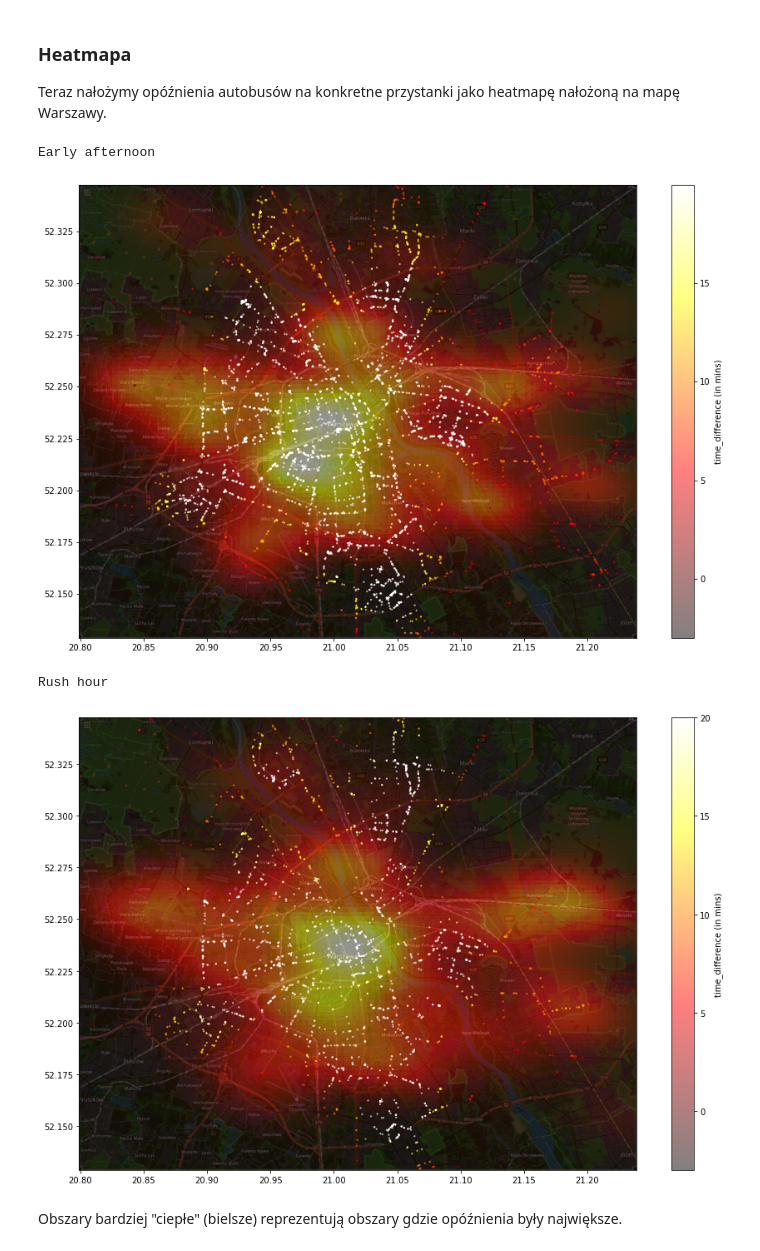
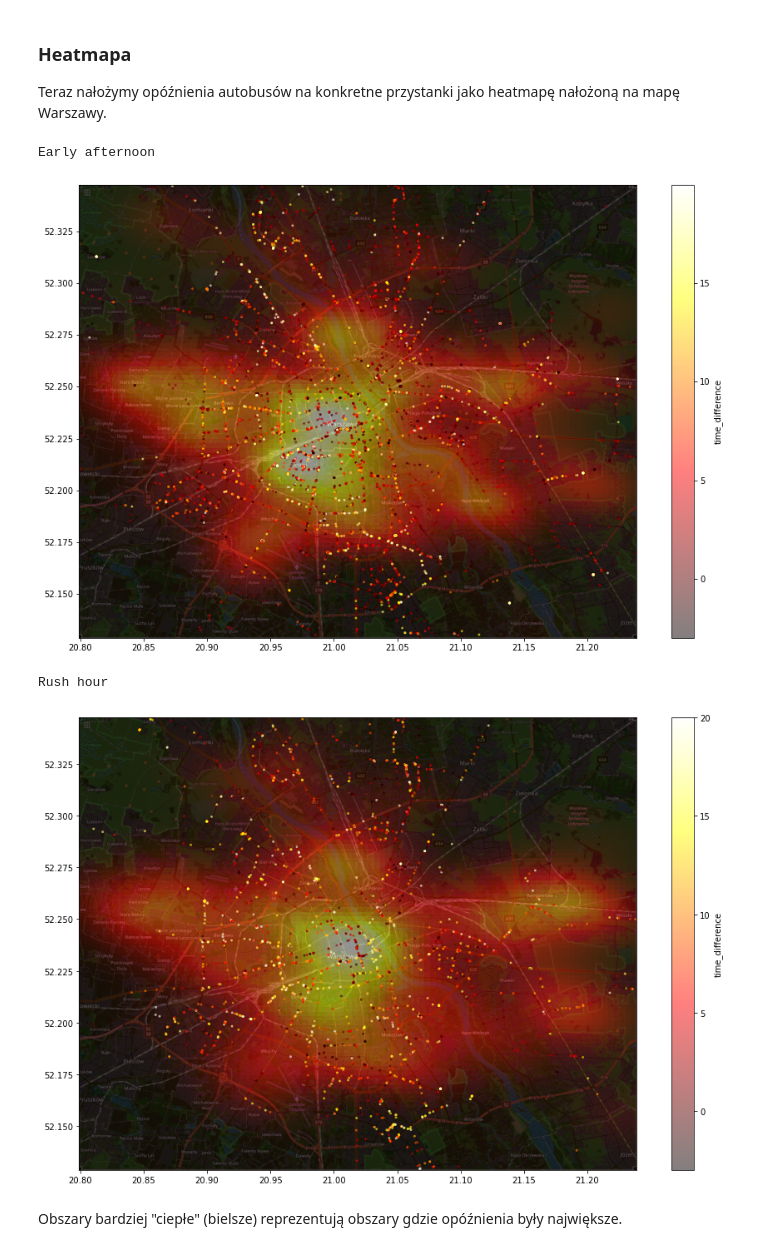
Before and after one commit to szwedkarol/Python_WTP, a Jupyter notebook: Data_analysis_notebook.ipynb, the cells around one changed output. Cells and saved outputs as stored; diff of their text form; code cells hidden in the pictures.

```diff
--- a/Data_analysis_notebook.ipynb
+++ b/Data_analysis_notebook.ipynb
@@ -533,30 +653,27 @@ Teraz nałożymy opóźnienia autobusów na konkretne przystanki jako heatmapę
     - "map_image_path" - a string representing the path to the map image file.
     - "lat_bounds" - a tuple specifying the minimum and maximum latitude values of the map image.
     - "lon_bounds" - a tuple specifying the minimum and maximum longitude values of the map image.
+    - "z_value" - a string representing the column name in the DataFrame that contains the values to be plotted.
  * FUNCTION: Filters out points that do not fit on the map, normalizes the time difference values to a
     range suitable for color mapping, estimates the density of points, creates a grid of points covering the map, and
     plots the density as a heatmap. It also plots the points on the map with their color representing the delay.
  * OUTPUT: None. As a side effect displays a heatmap of bus arrival times on a map image. The color on the map
     represents the time difference of the bus arrival, with 'hot' areas indicating longer delays.
- """
-def plot_heatmap_on_map(bus_arrival, map_image_path, lat_bounds, lon_bounds):
+"""
+def plot_heatmap_on_map(df, map_image_path, lat_bounds, lon_bounds, z_value):
     # Load the map image
     map_img = mpimg.imread(map_image_path)
 
     # Filter out points that do not fit on the map
-    bus_arrival = bus_arrival[(bus_arrival['latitude'] >= lat_bounds[0]) & (bus_arrival['latitude'] <= lat_bounds[1]) &
-                              (bus_arrival['longitude'] >= lon_bounds[0]) & (bus_arrival['longitude'] <= lon_bounds[1])]
+    df = df[(df['latitude'] >= lat_bounds[0]) & (df['latitude'] <= lat_bounds[1]) &
+            (df['longitude'] >= lon_bounds[0]) & (df['longitude'] <= lon_bounds[1])]
 
-    # Normalize the time difference values to a range suitable for color mapping
-    norm = Normalize(vmin=bus_arrival['time_difference'].min(), vmax=bus_arrival['time_difference'].max())
-
-    # Estimate the density of points
-    xy = np.vstack([bus_arrival['longitude'], bus_arrival['latitude']])
-    z = gaussian_kde(xy)(xy)
+    # Normalize the z_value values to a range suitable for color mapping
+    norm = Normalize(vmin=df[z_value].min(), vmax=df[z_value].max())
 
     # Create a grid of points covering the map
     xi, yi = np.mgrid[lon_bounds[0]:lon_bounds[1]:100j, lat_bounds[0]:lat_bounds[1]:100j]
-    zi = gaussian_kde(xy)(np.vstack([xi.flatten(), yi.flatten()]))
+    zi = gaussian_kde(np.vstack([df['longitude'], df['latitude']]))(np.vstack([xi.flatten(), yi.flatten()]))
 
     # Create a new figure
     plt.figure(figsize=(15, 10))
@@ -569,30 +686,31 @@ def plot_heatmap_on_map(bus_arrival, map_image_path, lat_bounds, lon_bounds):
                extent=[lon_bounds[0], lon_bounds[1], lat_bounds[0], lat_bounds[1]],
                cmap='hot', alpha=0.5)
 
-    # Plot the points
-    plt.scatter(bus_arrival['longitude'], bus_arrival['latitude'], c=z, cmap='hot', norm=norm, alpha=0.5, s=2)
+    # Plot the points with color corresponding to their average speed
+    plt.scatter(df['longitude'], df['latitude'], c=df[z_value], cmap='hot', norm=norm, alpha=0.5, s=4)
 
     # Add a color bar
-    plt.colorbar(label='time_difference (in mins)')
+    plt.colorbar(label=f'{z_value}')
 
     # Show the plot
     plt.show()
 # %%
 warsaw_map_img = "WAW_MAP.png"
 latitude_span = (52.1289, 52.3473)
 longitude_span = (20.7992, 21.2386)
+hotness = 'time_difference'
 
 # Plot as heat map the delay for each record in the dataset on real world map - early afternoon
 print("Early afternoon")
-plot_heatmap_on_map(bus_punctuality_df, warsaw_map_img, latitude_span, longitude_span)
+plot_heatmap_on_map(bus_punctuality_df, warsaw_map_img, latitude_span, longitude_span, hotness)
 
 # Plot as heat map the delay for each record in the dataset on real world map - rush hour
 print("Rush hour")
-plot_heatmap_on_map(bus_punctuality_rush_df, warsaw_map_img, latitude_span, longitude_span)
+plot_heatmap_on_map(bus_punctuality_rush_df, warsaw_map_img, latitude_span, longitude_span, hotness)
 # %% [output]
 Early afternoon
-[figure, old version]
+[figure, new version]
 Rush hour
-[figure, old version]
+[figure, new version]
 # %% [markdown]
 Obszary bardziej "ciepłe" (bielsze) reprezentują obszary gdzie opóźnienia były największe.
```
Also changed, not shown: parts of 9 cells of this notebook, 4 other files.
